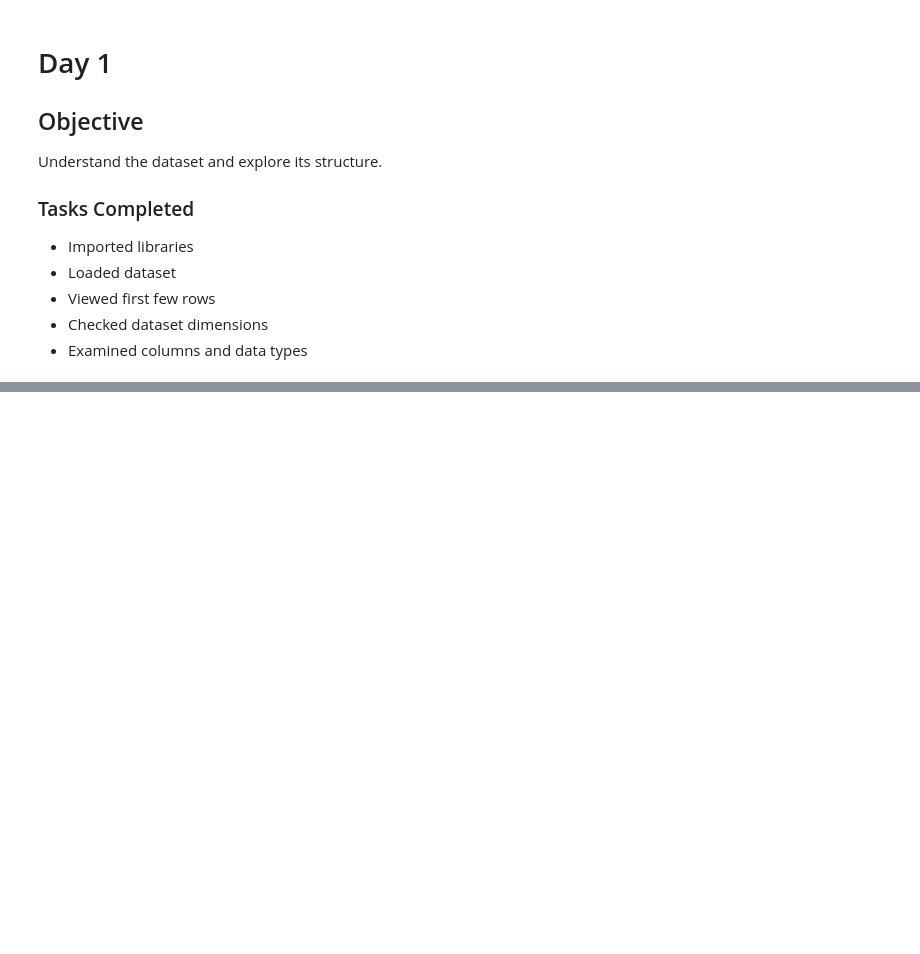
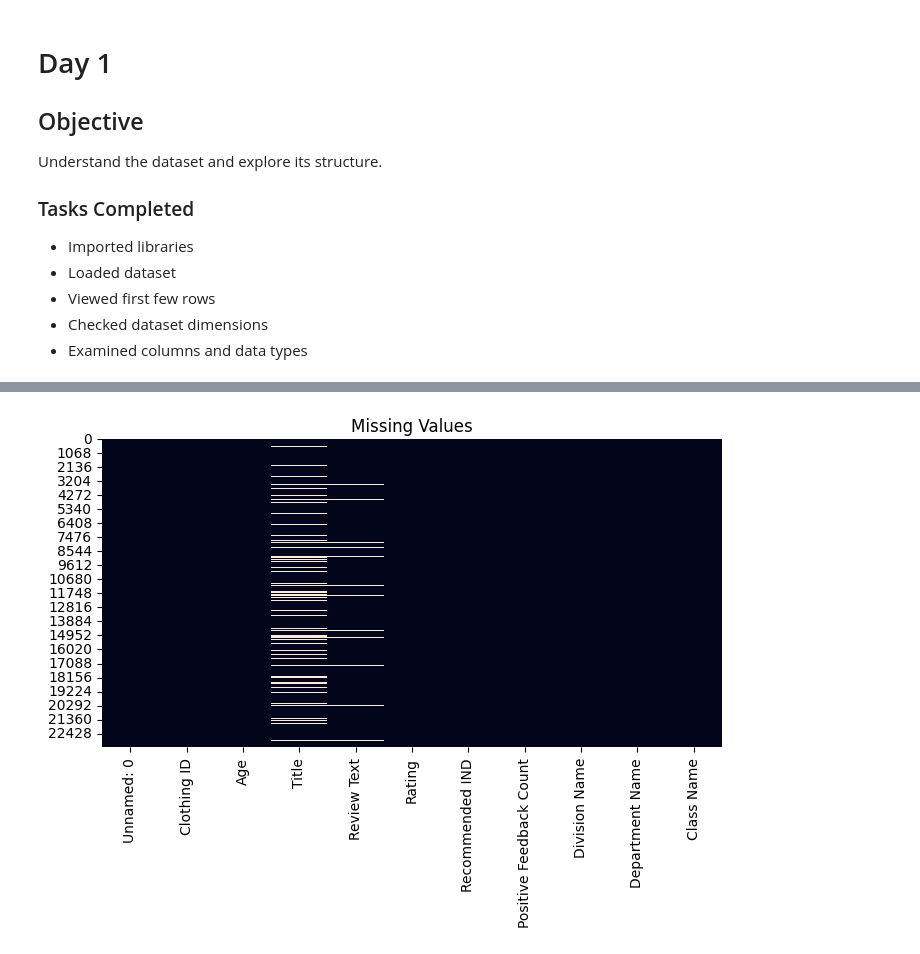
Before and after one commit to PoojaManjunath17/Customer-Review-Sentiment-Analysis, a Jupyter notebook: Sentiment_Analysis_Project.ipynb, the cells around one changed output, grey strips where cells are left out. Cells and saved outputs as stored; diff of their text form; code cells hidden in the pictures; blank space fills up the shorter version.

```diff
--- a/Sentiment_Analysis_Project.ipynb
+++ b/Sentiment_Analysis_Project.ipynb
@@ -104,0 +173,7 @@ Understand the dataset and explore its structure.
+# %%
+plt.figure(figsize=(8,4))
+sns.heatmap(df.isnull(), cbar=False)
+plt.title("Missing Values")
+plt.show()
+# %% [output]
+[figure, added]
```
Also changed, not shown: parts of 8 cells of this notebook.
